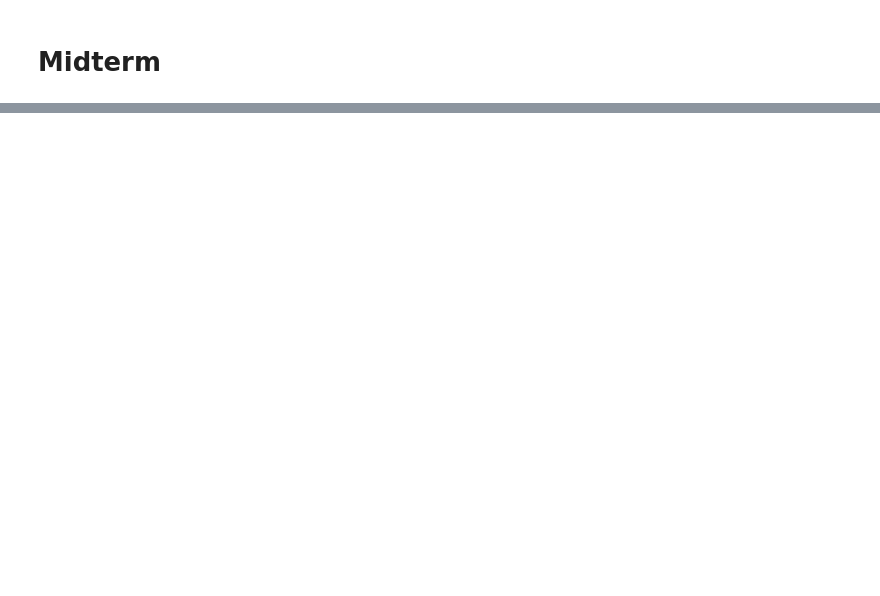
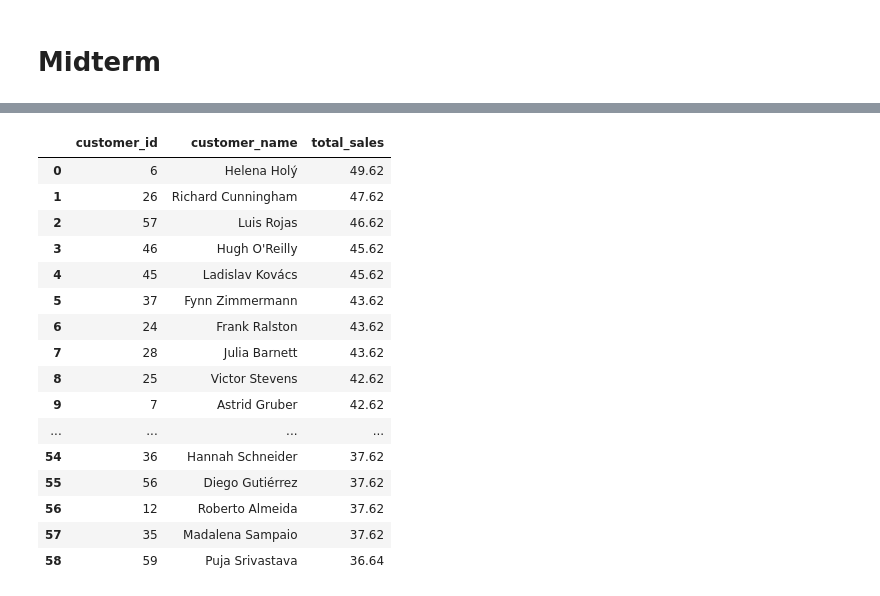
Before and after one commit to lommoberry/Midterm, a Jupyter notebook: MidtermCode.ipynb, the cells around one changed output, grey strips where cells are left out. Drawn from its saved outputs; the diff is of its cells as text; code cells hidden in the pictures; blank space fills up the shorter version.

```diff
--- a/MidtermCode.ipynb
+++ b/MidtermCode.ipynb
@@ -39,0 +326,34 @@ def set_dataframe(user_id, pwd, host_name, db_name, df, table_name, pk_column, d
+# %%
+# SQL query to calculate total sales by customer
+query = """
+SELECT
+    c.customer_id,
+    CONCAT(c.first_name, ' ', c.last_name) AS customer_name,
+    SUM(o.quantity * o.price) AS total_sales
+FROM fact_order AS o
+JOIN dim_customer AS c ON o.customer_id = c.customer_id
+GROUP BY c.customer_id, c.first_name, c.last_name
+ORDER BY total_sales DESC;
+"""
+
+# Run the query using get_sql_dataframe
+df_total_sales_by_customer = get_sql_dataframe(query, **mysqldw_args)
+df_total_sales_by_customer
+# %% [output]
+|  | customer_id | customer_name | total_sales |
+| 0 | 6 | Helena Holý | 49.62 |
+| 1 | 26 | Richard Cunningham | 47.62 |
+| 2 | 57 | Luis Rojas | 46.62 |
+| 3 | 46 | Hugh O'Reilly | 45.62 |
+| 4 | 45 | Ladislav Kovács | 45.62 |
+| 5 | 37 | Fynn Zimmermann | 43.62 |
+| 6 | 24 | Frank Ralston | 43.62 |
+| 7 | 28 | Julia Barnett | 43.62 |
+| 8 | 25 | Victor Stevens | 42.62 |
+| 9 | 7 | Astrid Gruber | 42.62 |
+| ... | ... | ... | ... |
+| 54 | 36 | Hannah Schneider | 37.62 |
+| 55 | 56 | Diego Gutiérrez | 37.62 |
+| 56 | 12 | Roberto Almeida | 37.62 |
+| 57 | 35 | Madalena Sampaio | 37.62 |
+| 58 | 59 | Puja Srivastava | 36.64 |
```
Also changed, not shown: parts of 35 cells of this notebook.
